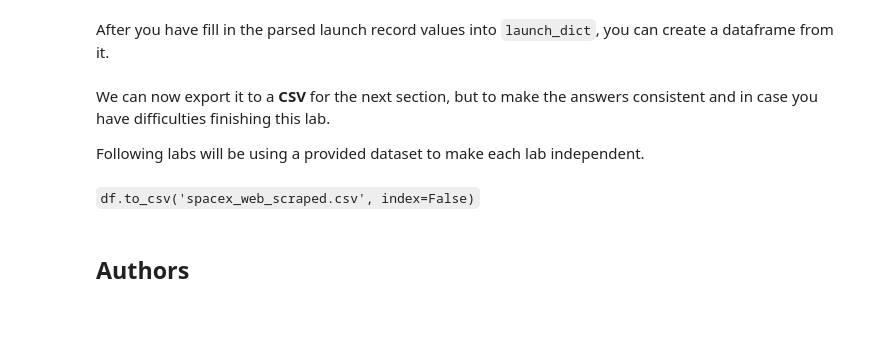
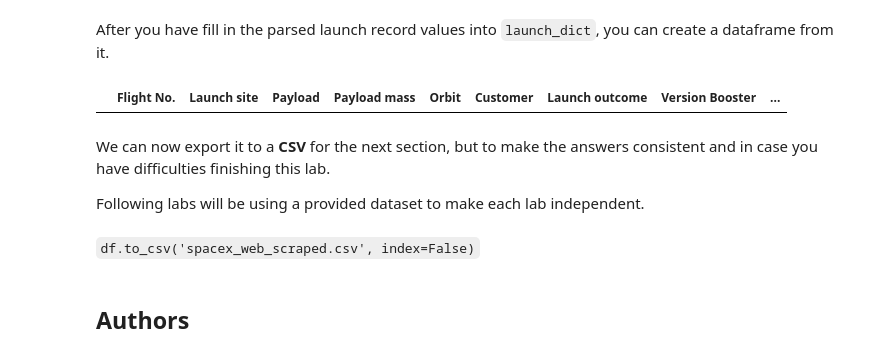
Before and after one commit to Abdulqadermousa/coursera-ibm-data-science-capstone, a Jupyter notebook: Data Collection with Web Scraping.ipynb, the cells around one changed output. Cells and saved outputs as stored; diff of their text form; code cells hidden in the pictures; blank space fills up the shorter version.

```diff
--- a/Data Collection with Web Scraping.ipynb
+++ b/Data Collection with Web Scraping.ipynb
@@ -123,10 +123,12 @@ First, let's perform an HTTP GET method to request the Falcon9 Launch HTML page,
 # %%
 # use requests.get() method with the provided static_url
 # assign the response to a object
+page = requests.get(static_url).text
 # %% [markdown]
 Create a `BeautifulSoup` object from the HTML `response`
 # %%
 # Use BeautifulSoup() to create a BeautifulSoup object from a response text content
+soup = BeautifulSoup(page, 'html5lib')
 # %% [markdown]
 Print the page title to verify if the `BeautifulSoup` object was created properly
 # %%
@@ -182,6 +204,15 @@ column_names = []
 # Apply find_all() function with `th` element on first_launch_table
 # Iterate each th element and apply the provided extract_column_from_header() to get a column name
 # Append the Non-empty column name (`if name is not None and len(name) > 0`) into a list called column_names
+column_names = []
+temp = soup.find_all('th')
+for x in range(len(temp)):
+    try:
+     name = extract_column_from_header(temp[x])
+     if (name is not None and len(name) > 0):
+        column_names.append(name)
+    except:
+     pass
 # %% [markdown]
 Check the extracted column names
 # %%
@@ -296,3 +346,28 @@ df=pd.DataFrame(launch_dict)
+# %%
+
+headings = []
+for key,values in dict(launch_dict).items():
+    if key not in headings:
+        headings.append(key)
+    if values is None:
+        del launch_dict[key]
+
+def pad_dict_list(dict_list, padel):
+    lmax = 0
+    for lname in dict_list.keys():
+        lmax = max(lmax, len(dict_list[lname]))
+    for lname in dict_list.keys():
+        ll = len(dict_list[lname])
+        if  ll < lmax:
+            dict_list[lname] += [padel] * (lmax - ll)
+    return dict_list
+
+pad_dict_list(launch_dict,0)
+
+df = pd.DataFrame.from_dict(launch_dict)
+df.head()
+# %% [output]
+|  | Flight No. | Launch site | Payload | Payload mass | Orbit | Customer | Launch outcome | Version Booster | ... |
 # %% [markdown]
 We can now export it to a <b>CSV</b> for the next section, but to make the answers consistent and in case you have difficulties finishing this lab.
 
```
Also changed, not shown: parts of 7 cells of this notebook.
